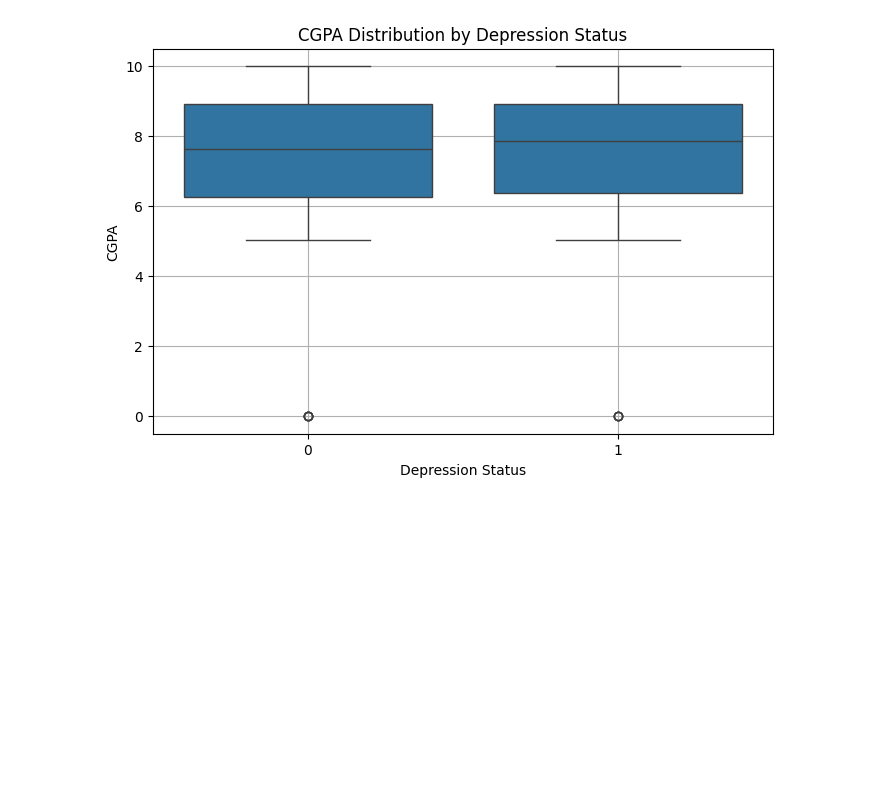
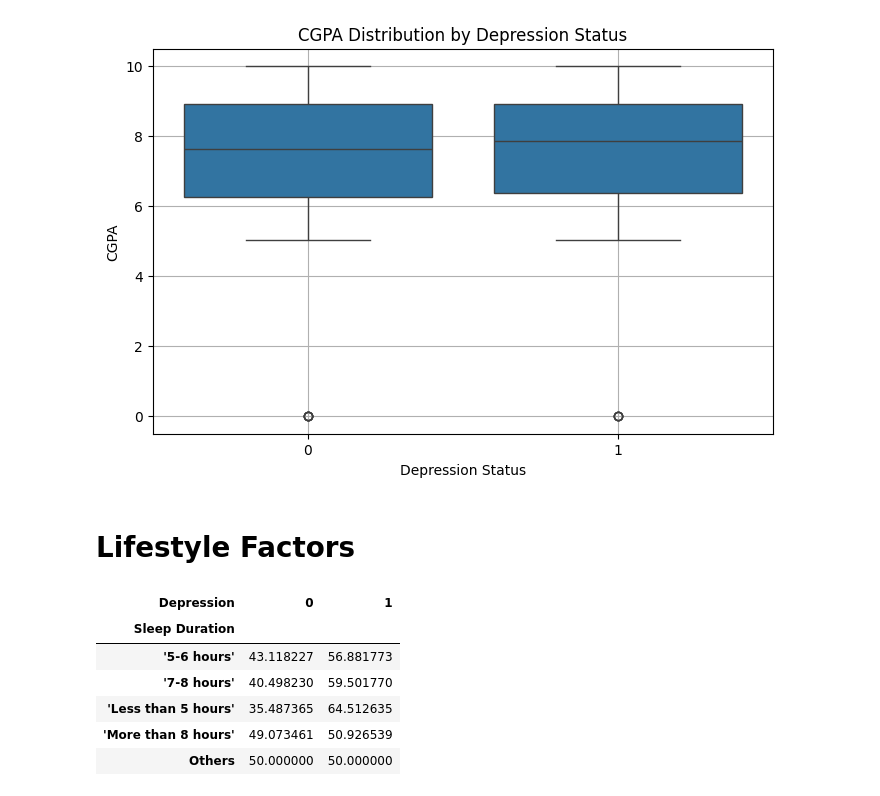
Before and after one commit to arshadziban/Data-Analysis-With-Python, a Jupyter notebook: StudentMind Insights/StudentMind_Insights.ipynb, the cells around one changed output. Cells and saved outputs as stored; diff of their text form; code cells hidden in the pictures; blank space fills up the shorter version.

```diff
--- a/StudentMind Insights/StudentMind_Insights.ipynb
+++ b/StudentMind Insights/StudentMind_Insights.ipynb
@@ -251,3 +251,18 @@ plt.grid(True)
 plt.show()
 # %% [output]
 [figure]
+# %% [markdown]
+# Lifestyle Factors
+# %%
+# Sleep duration analysis
+sleep_depression = pd.crosstab(df['Sleep Duration'], df['Depression'], normalize='index') * 100
+# %%
+sleep_depression
+# %% [output]
+| Depression | 0 | 1 |
+| Sleep Duration |  |  |
+| '5-6 hours' | 43.118227 | 56.881773 |
+| '7-8 hours' | 40.498230 | 59.501770 |
+| 'Less than 5 hours' | 35.487365 | 64.512635 |
+| 'More than 8 hours' | 49.073461 | 50.926539 |
+| Others | 50.000000 | 50.000000 |
```
Also changed, not shown: parts of 1 cell of this notebook.
